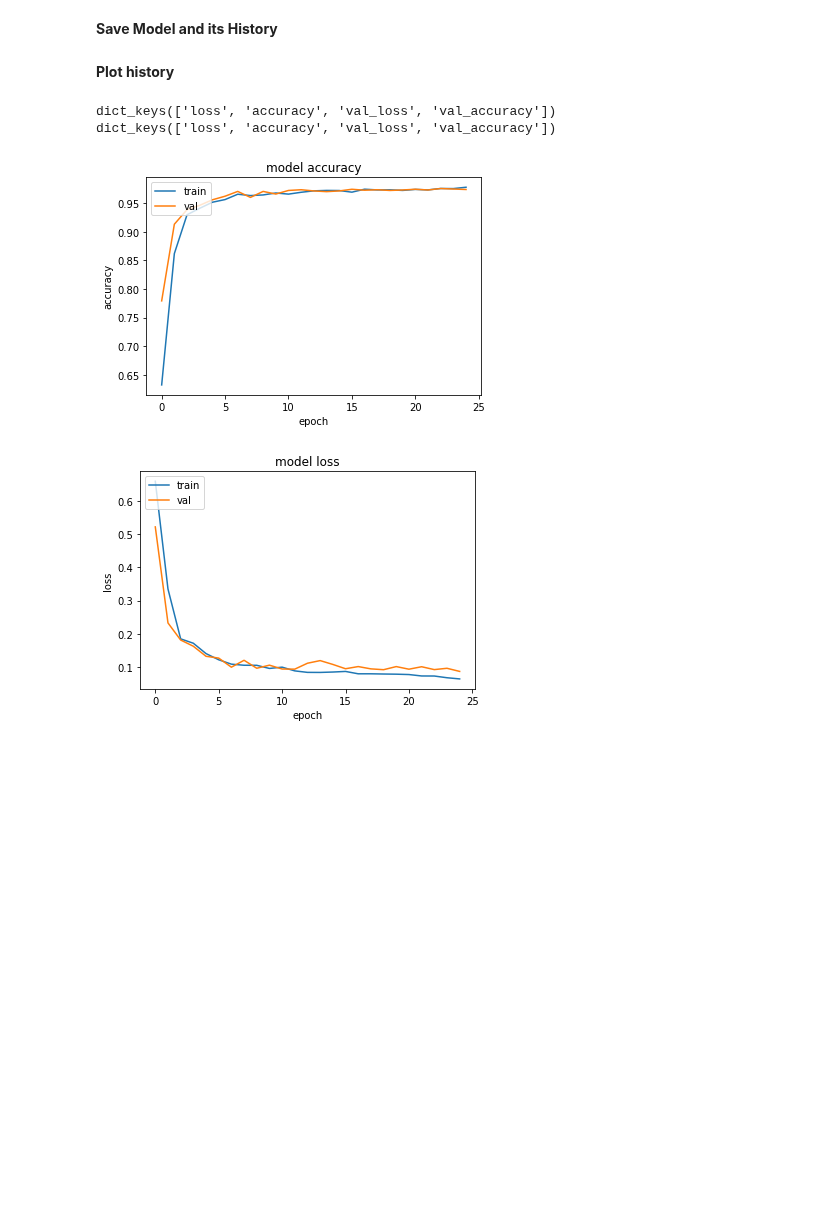
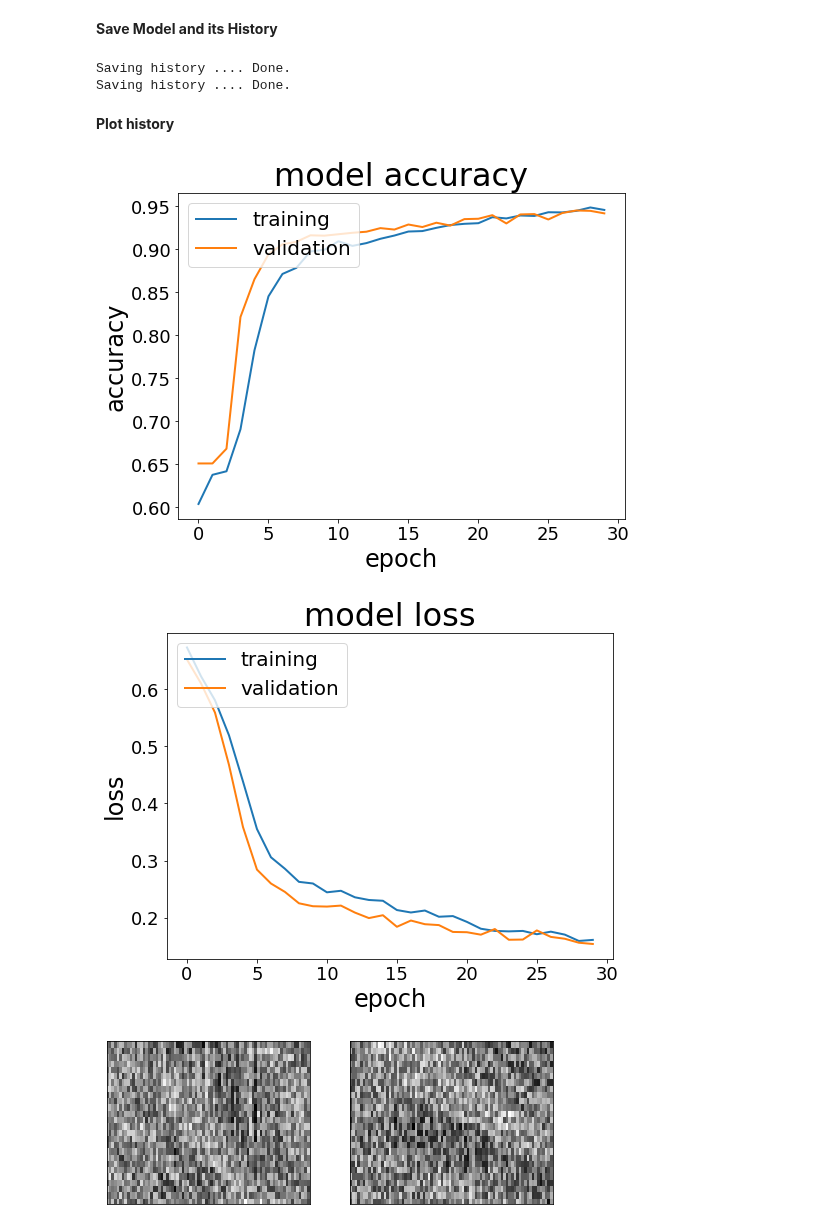
Before and after one commit to Kojey/MSc-whistler-waves-detector, a Jupyter notebook: ipy/report/chapter7.ipynb, the cells around one changed output. Saved outputs shown, nothing was run; the diff lists cells and outputs as text; code cells hidden in the pictures; blank space fills up the shorter version.

Commit message:
Build NN detector

```diff
--- a/ipy/report/chapter7.ipynb
+++ b/ipy/report/chapter7.ipynb
@@ -66,8 +65,11 @@ Using TensorFlow backend.
 **Generate Dataset**
 # %%
 transforms, transforms_params = ['slice', 'scale'], [[1.5,9.5],[0,1]]
+# transforms, transforms_params = ['slice', 'zscore','scale'], [[1.5,9.5],None,[0,1]]
+nn = NeuralNetworkDetector(dataset_loc, database_loc, site, transforms, transforms_params)
+name = 'cnn'
 cut_params = [1,0.2,8,1.5,1]
-# database.create_cuts_db_mp(transforms, transforms_params,cut_params, verbose=True, noise=True, train=True, test=True)
+# database.create_cuts_db_mp(transforms, transforms_params,cut_params, verbose=True, noise=True, train=True, test=False, n=None)
 # %% [markdown]
 **Show dataset statistics**
 # %%
@@ -216,22 +208,21 @@ model.save(model_path)
+# %%
+# save history
+nn.save_history(history, name=name)
+# save model
+nn.save_model(model, name=name)
+# %% [output]
+Saving history .... Done.
+Saving history .... Done.
 # %% [markdown]
 **Plot history**
-# %%
-params = str(transforms)+'_'+str(transforms_params)
-scaler_path = os.path.join(database_loc,site,'models',params+'_scaler.pickle')
-history_path = os.path.join(database_loc,site,'models',params+'_history.pickle')
-model_path = os.path.join(database_loc,site,'models',params+'_model.h5')
-
-scaler = pickle.load( open( scaler_path, "rb" ) )['scaler']
-history = pickle.load( open( history_path, "rb" ) )['history']
-print(history.keys())
-
-from neural_network import NeuralNetwork
-nn = NeuralNetwork()
-
-# summarize history for accuracy
-nn.show_history(history)
-# %% [output]
-dict_keys(['loss', 'accuracy', 'val_loss', 'val_accuracy'])
-dict_keys(['loss', 'accuracy', 'val_loss', 'val_accuracy'])
-[figure, removed]
-[figure, removed]
+# %%
+history = nn.load_history(name=name)
+scaler = nn.load_scaler(name=name)
+model = nn.load_model(name=name)
+# summarize history for accuracy
+nn.show_history(history, figsize=(8,6),font=font)
+nn.visualization(model, figsize=(8,3), conv_layer_number=0)
+# %% [output]
+[figure, added]
+[figure, added]
+[figure, added]
```
Also changed, not shown: parts of 11 cells of this notebook, 6 other files.
